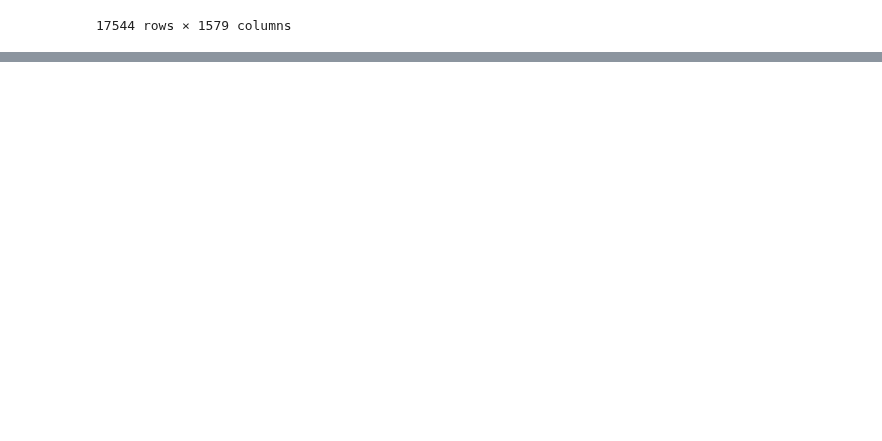
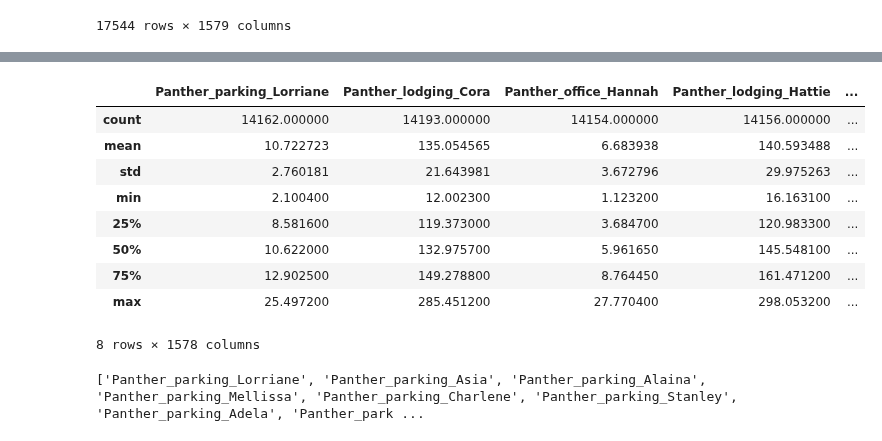
Before and after one commit to ShepherdCode/BuildingEnergy, a Jupyter notebook: Electricity_100.ipynb, the cells around one changed output, grey strips where cells are left out. Saved outputs shown, nothing was run; the diff lists cells and outputs as text; code cells hidden in the pictures; blank space fills up the shorter version.

```diff
--- a/Electricity_100.ipynb
+++ b/Electricity_100.ipynb
@@ -67,0 +91,19 @@ elec_df
+# %%
+# Pandas statistics per column. Counts excludes NaN columns and values.
+elec_df.describe()
+# %% [output]
+|  | Panther_parking_Lorriane | Panther_lodging_Cora | Panther_office_Hannah | Panther_lodging_Hattie | ... |
+| count | 14162.000000 | 14193.000000 | 14154.000000 | 14156.000000 | ... |
+| mean | 10.722723 | 135.054565 | 6.683938 | 140.593488 | ... |
+| std | 2.760181 | 21.643981 | 3.672796 | 29.975263 | ... |
+| min | 2.100400 | 12.002300 | 1.123200 | 16.163100 | ... |
+| 25% | 8.581600 | 119.373000 | 3.684700 | 120.983300 | ... |
+| 50% | 10.622000 | 132.975700 | 5.961650 | 145.548100 | ... |
+| 75% | 12.902500 | 149.278800 | 8.764450 | 161.471200 | ... |
+| max | 25.497200 | 285.451200 | 27.770400 | 298.053200 | ... |
+8 rows × 1578 columns
+# %%
+park_cols = [c for c in elec_df.columns if 'parking' in c]
+print(park_cols)
+# %% [output]
+['Panther_parking_Lorriane', 'Panther_parking_Asia', 'Panther_parking_Alaina', 'Panther_parking_Mellissa', 'Panther_parking_Charlene', 'Panther_parking_Stanley', 'Panther_parking_Adela', 'Panther_park ...
```
Also changed, not shown: parts of 2 cells of this notebook.
